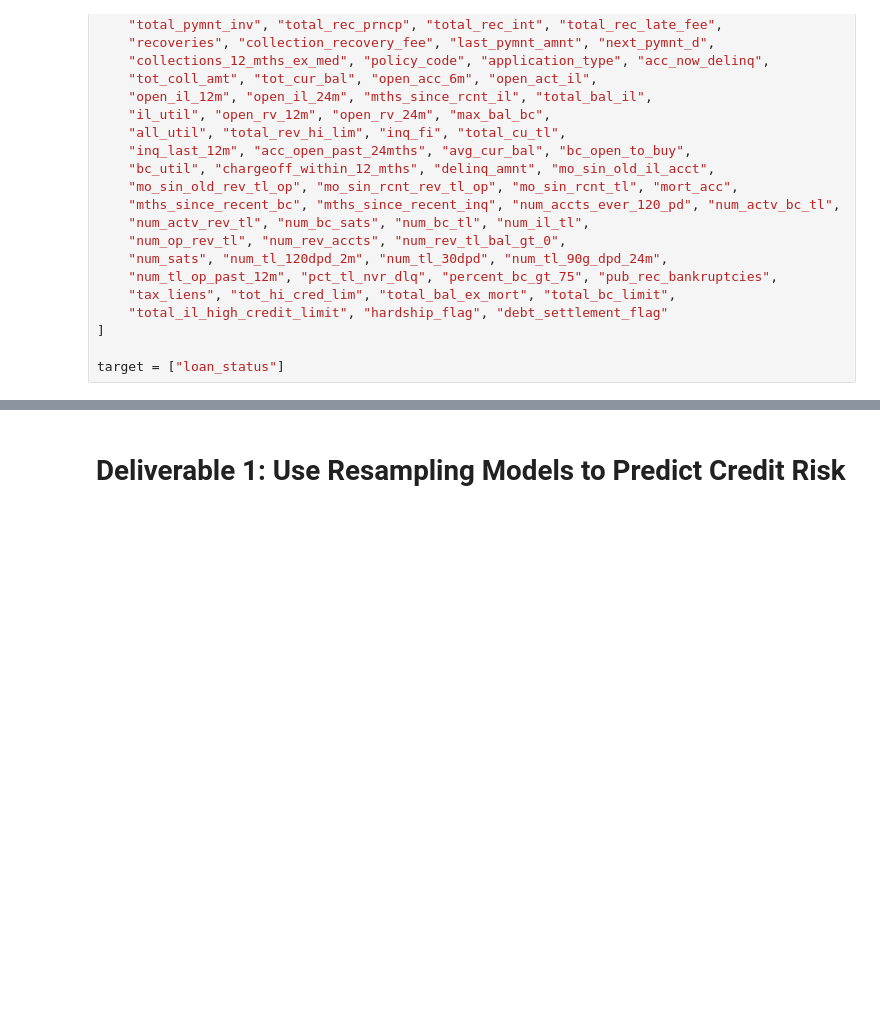
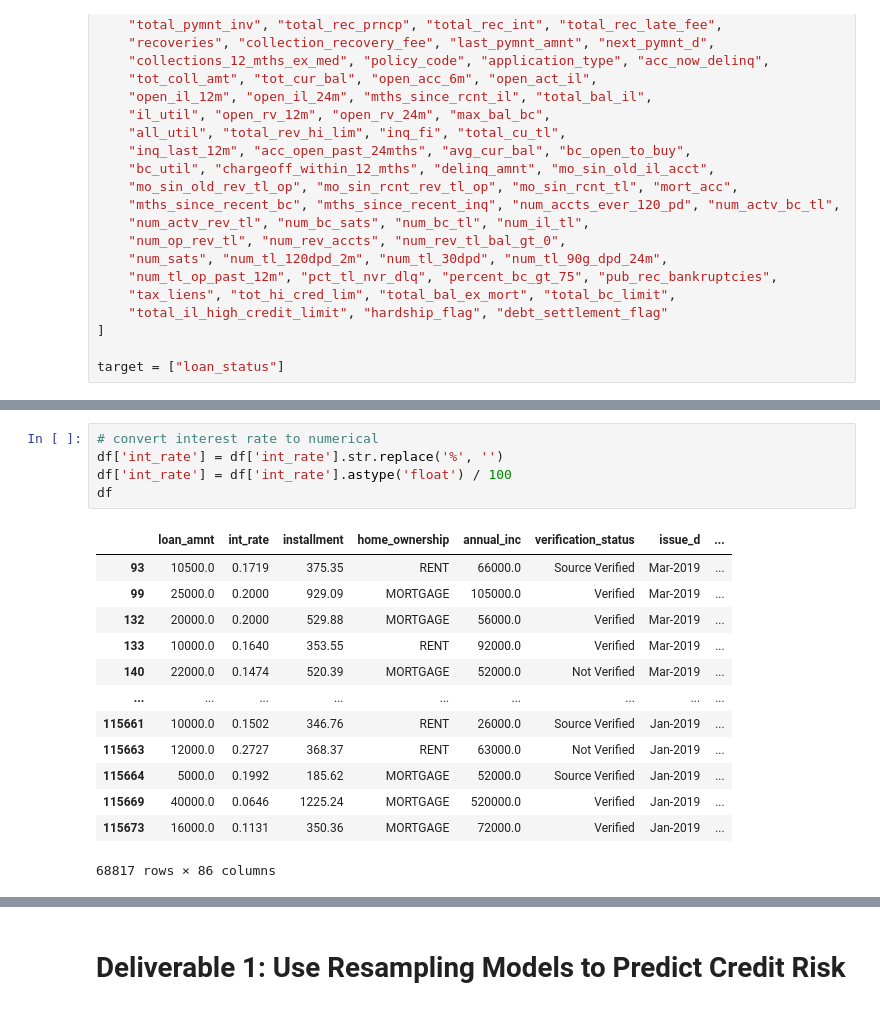
Before and after one commit to cmmgw/Credit_Risk_Analysis, a Jupyter notebook: credit_risk_resampling.ipynb, the cells around one changed output, grey strips where cells are left out. Cells and saved outputs as stored; diff of their text form; blank space fills up the shorter version.

```diff
--- a/credit_risk_resampling.ipynb
+++ b/credit_risk_resampling.ipynb
@@ -40 +103,20 @@ target = ["loan_status"]
+# %%
+# convert interest rate to numerical
+df['int_rate'] = df['int_rate'].str.replace('%', '')
+df['int_rate'] = df['int_rate'].astype('float') / 100
+df
+# %% [output]
+|  | loan_amnt | int_rate | installment | home_ownership | annual_inc | verification_status | issue_d | ... |
+| 93 | 10500.0 | 0.1719 | 375.35 | RENT | 66000.0 | Source Verified | Mar-2019 | ... |
+| 99 | 25000.0 | 0.2000 | 929.09 | MORTGAGE | 105000.0 | Verified | Mar-2019 | ... |
+| 132 | 20000.0 | 0.2000 | 529.88 | MORTGAGE | 56000.0 | Verified | Mar-2019 | ... |
+| 133 | 10000.0 | 0.1640 | 353.55 | RENT | 92000.0 | Verified | Mar-2019 | ... |
+| 140 | 22000.0 | 0.1474 | 520.39 | MORTGAGE | 52000.0 | Not Verified | Mar-2019 | ... |
+| ... | ... | ... | ... | ... | ... | ... | ... | ... |
+| 115661 | 10000.0 | 0.1502 | 346.76 | RENT | 26000.0 | Source Verified | Jan-2019 | ... |
+| 115663 | 12000.0 | 0.2727 | 368.37 | RENT | 63000.0 | Not Verified | Jan-2019 | ... |
+| 115664 | 5000.0 | 0.1992 | 185.62 | MORTGAGE | 52000.0 | Source Verified | Jan-2019 | ... |
+| 115669 | 40000.0 | 0.0646 | 1225.24 | MORTGAGE | 520000.0 | Verified | Jan-2019 | ... |
+| 115673 | 16000.0 | 0.1131 | 350.36 | MORTGAGE | 72000.0 | Verified | Jan-2019 | ... |
+68817 rows × 86 columns
 # %%
```
Also changed, not shown: parts of 13 cells of this notebook.
